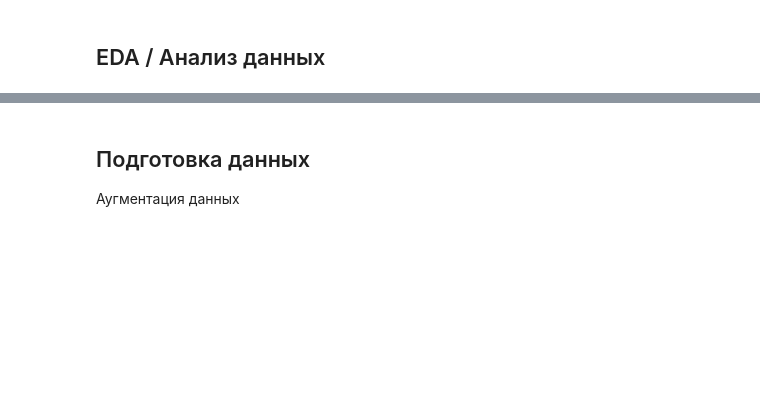
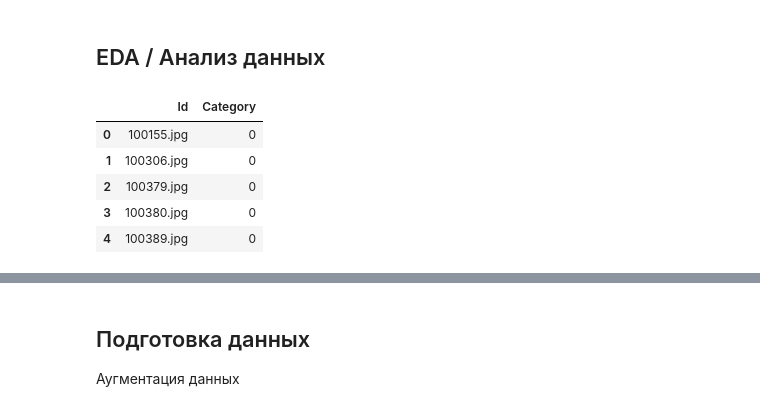
Before and after one commit to Powerofpowder/car-model-classification, a Jupyter notebook: car-classification.ipynb, the cells around one changed output, grey strips where cells are left out. Saved outputs shown, nothing was run; the diff lists cells and outputs as text; code cells hidden in the pictures; blank space fills up the shorter version.

```diff
--- a/car-classification.ipynb
+++ b/car-classification.ipynb
@@ -63,6 +85,17 @@ DATA_PATH = '../input/sfcarclassif/'
 PATH = "../working/car/" # рабочая директория
 # %% [markdown]
 ## EDA / Анализ данных
+# %%
+train_df = pd.read_csv(DATA_PATH+'train.csv')
+sample_submission = pd.read_csv(DATA_PATH+"sample-submission.csv")
+train_df.head()
+# %% [output]
+|  | Id | Category |
+| 0 | 100155.jpg | 0 |
+| 1 | 100306.jpg | 0 |
+| 2 | 100379.jpg | 0 |
+| 3 | 100380.jpg | 0 |
+| 4 | 100389.jpg | 0 |
 # %%
 train_df = pd.read_csv(DATA_PATH+'train.csv')
 sample_submission = pd.read_csv(DATA_PATH+"sample-submission.csv")
```
Also changed, not shown: parts of 75 cells of this notebook.
